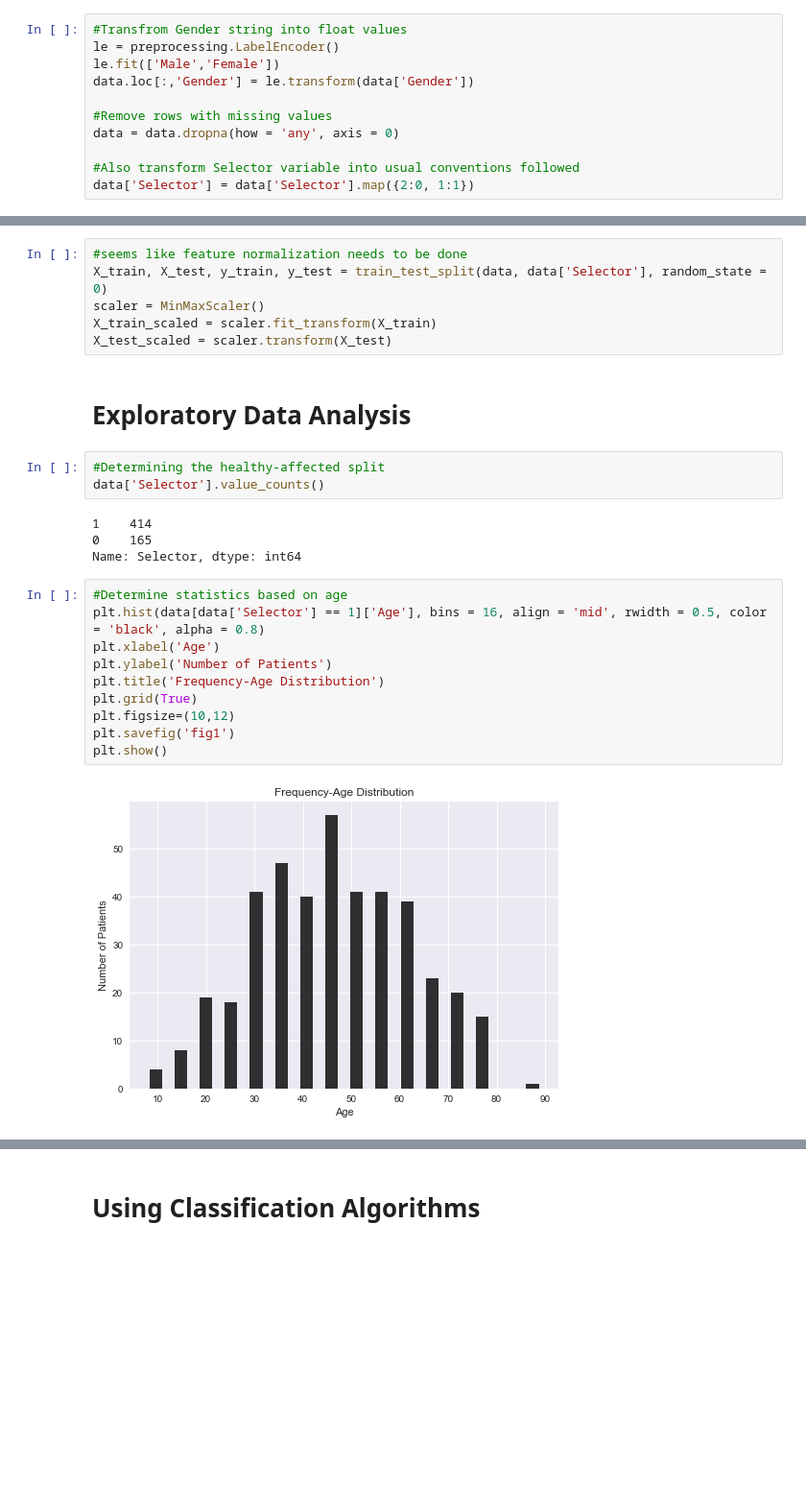
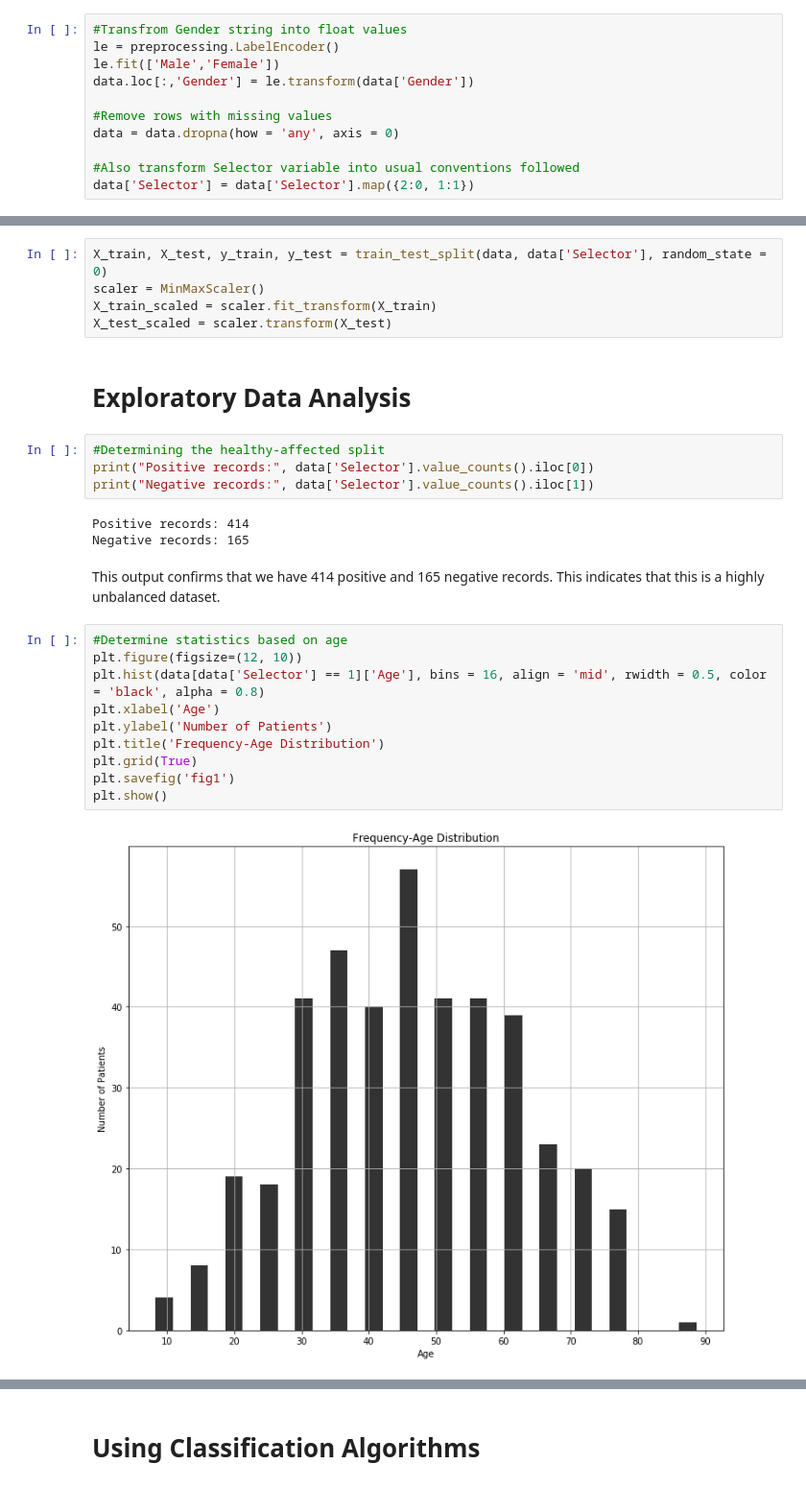
Before and after one commit to Bhuvan-Agarwal05/Indian-Liver-Patient-Dataset, a Jupyter notebook: ILPD.ipynb, the cells around one changed output, grey strips where cells are left out. Shown: that part at 96% size. Cells and saved outputs as stored; diff of their text form; blank space fills up the shorter version.

```diff
--- a/ILPD.ipynb
+++ b/ILPD.ipynb
@@ -82,5 +97,4 @@ data.describe()
 # %%
-#seems like feature normalization needs to be done
 X_train, X_test, y_train, y_test = train_test_split(data, data['Selector'], random_state = 0)
 scaler = MinMaxScaler()
 X_train_scaled = scaler.fit_transform(X_train)
@@ -89,20 +103,22 @@ X_test_scaled = scaler.transform(X_test)
 # Exploratory Data Analysis
 # %%
 #Determining the healthy-affected split
-data['Selector'].value_counts()
+print("Positive records:", data['Selector'].value_counts().iloc[0])
+print("Negative records:", data['Selector'].value_counts().iloc[1])
 # %% [output]
-1    414
-0    165
-Name: Selector, dtype: int64
+Positive records: 414
+Negative records: 165
+# %% [markdown]
+This output confirms that we have 414 positive and 165 negative records. This indicates that this is a highly unbalanced dataset.
 # %%
 #Determine statistics based on age
+plt.figure(figsize=(12, 10))
 plt.hist(data[data['Selector'] == 1]['Age'], bins = 16, align = 'mid', rwidth = 0.5, color = 'black', alpha = 0.8)
 plt.xlabel('Age')
 plt.ylabel('Number of Patients')
 plt.title('Frequency-Age Distribution')
 plt.grid(True)
-plt.figsize=(10,12)
 plt.savefig('fig1')
 plt.show()
 # %% [output]
-[figure, old version]
+[figure, new version]
```
Also changed, not shown: parts of 23 cells of this notebook.
